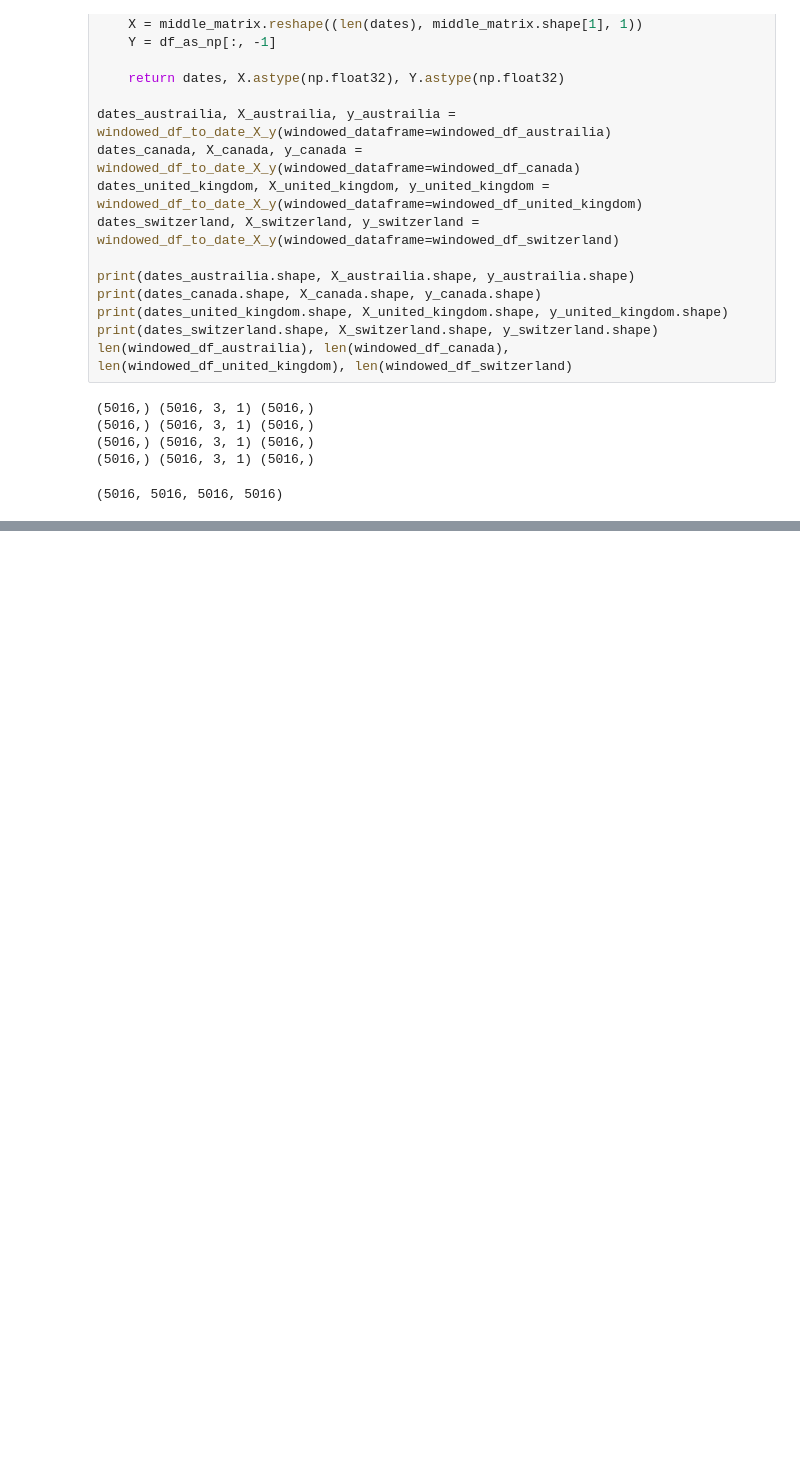
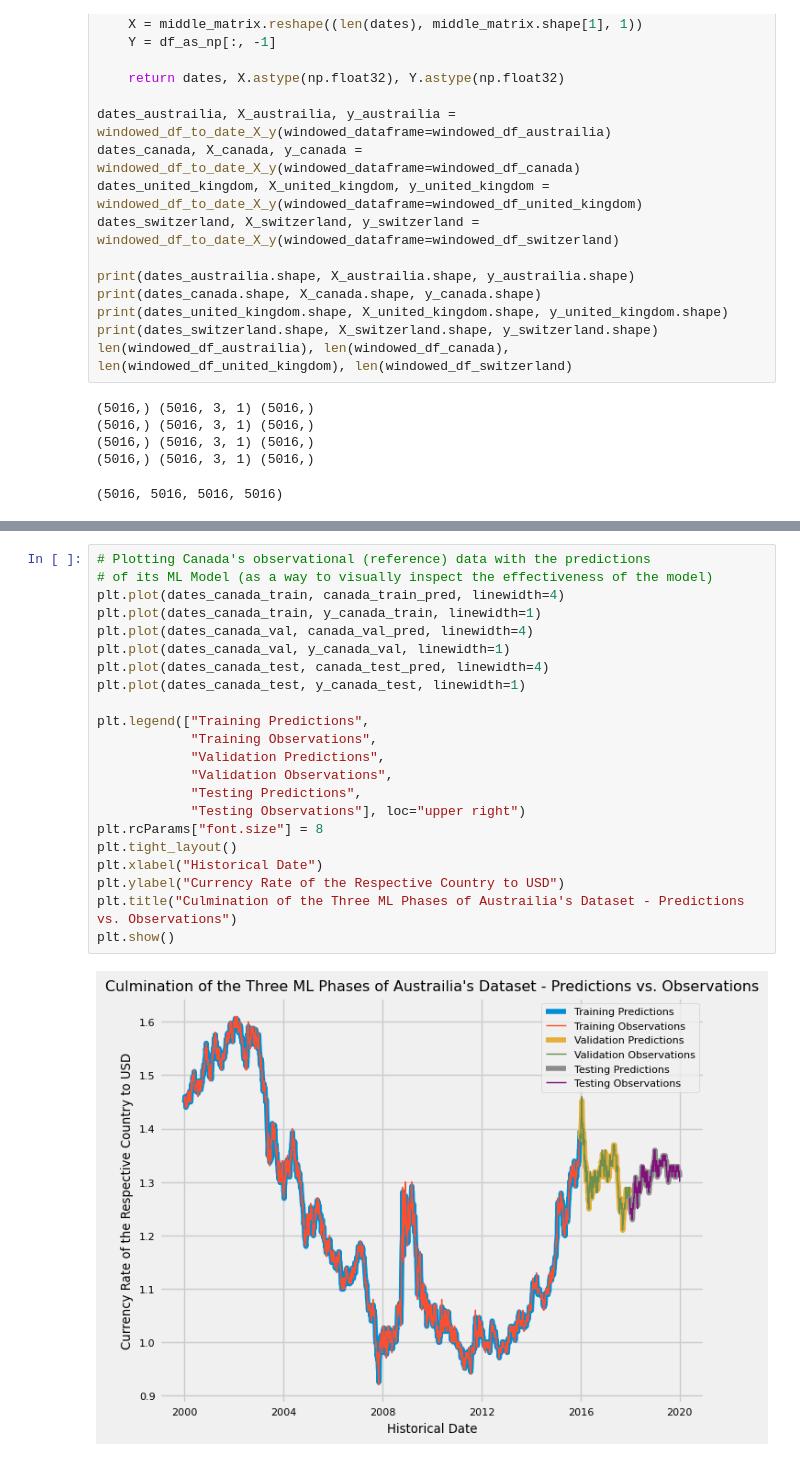
Before and after one commit to AndrewTran03/CS5805-ML1-FinalProject, a Jupyter notebook: International-Foreign-Exchange-Rates-Predictor-Blog-Post/index.ipynb, the cells around one changed output, grey strips where cells are left out. Cells and saved outputs as stored; diff of their text form; blank space fills up the shorter version.

```diff
--- a/International-Foreign-Exchange-Rates-Predictor-Blog-Post/index.ipynb
+++ b/International-Foreign-Exchange-Rates-Predictor-Blog-Post/index.ipynb
@@ -954,0 +666,24 @@ plt.show()
+# %%
+# Plotting Canada's observational (reference) data with the predictions
+# of its ML Model (as a way to visually inspect the effectiveness of the model)
+plt.plot(dates_canada_train, canada_train_pred, linewidth=4)
+plt.plot(dates_canada_train, y_canada_train, linewidth=1)
+plt.plot(dates_canada_val, canada_val_pred, linewidth=4)
+plt.plot(dates_canada_val, y_canada_val, linewidth=1)
+plt.plot(dates_canada_test, canada_test_pred, linewidth=4)
+plt.plot(dates_canada_test, y_canada_test, linewidth=1)
+
+plt.legend(["Training Predictions",
+            "Training Observations",
+            "Validation Predictions",
+            "Validation Observations",
+            "Testing Predictions",
+            "Testing Observations"], loc="upper right")
+plt.rcParams["font.size"] = 8
+plt.tight_layout()
+plt.xlabel("Historical Date")
+plt.ylabel("Currency Rate of the Respective Country to USD")
+plt.title("Culmination of the Three ML Phases of Austrailia's Dataset - Predictions vs. Observations")
+plt.show()
+# %% [output]
+[figure, added]
```
Also changed, not shown: parts of 80 cells of this notebook, 53 other files.
